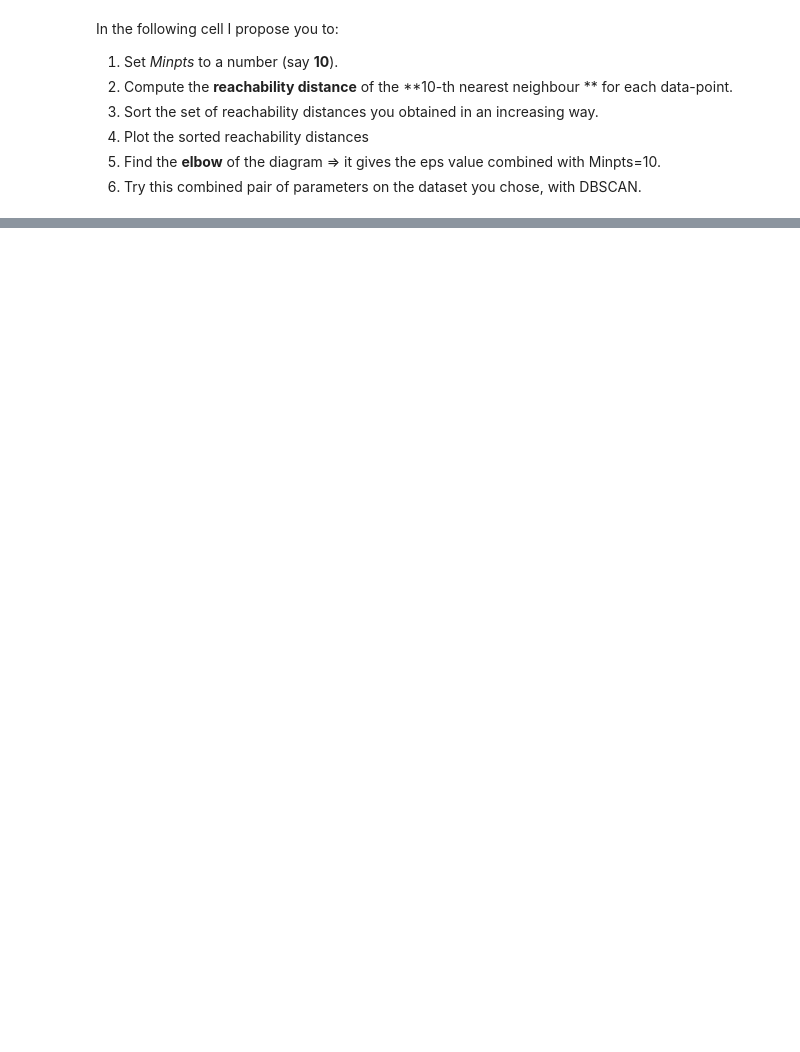
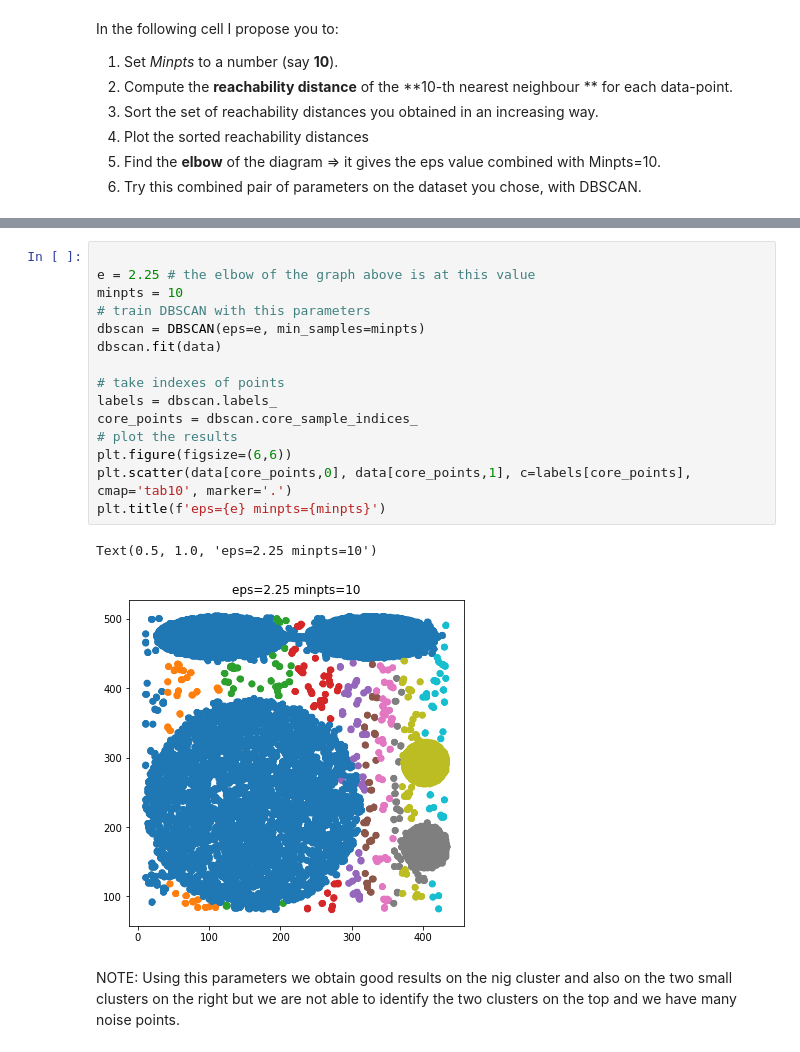
Before and after one commit to PietroPettinato/AAUT, a Jupyter notebook: 3 - DBSCAN/3 - DBSCAN - clustering_copy_for_students_aa_21_22.ipynb, the cells around one changed output, grey strips where cells are left out. Cells and saved outputs as stored; diff of their text form; blank space fills up the shorter version.

```diff
--- a/3 - DBSCAN/3 - DBSCAN - clustering_copy_for_students_aa_21_22.ipynb
+++ b/3 - DBSCAN/3 - DBSCAN - clustering_copy_for_students_aa_21_22.ipynb
@@ -355,0 +458,20 @@ In the following cell I propose you to:
+# %%
+
+e = 2.25 # the elbow of the graph above is at this value
+minpts = 10
+# train DBSCAN with this parameters
+dbscan = DBSCAN(eps=e, min_samples=minpts)
+dbscan.fit(data)
+
+# take indexes of points
+labels = dbscan.labels_
+core_points = dbscan.core_sample_indices_
+# plot the results
+plt.figure(figsize=(6,6))
+plt.scatter(data[core_points,0], data[core_points,1], c=labels[core_points], cmap='tab10', marker='.')
+plt.title(f'eps={e} minpts={minpts}')
+# %% [output]
+Text(0.5, 1.0, 'eps=2.25 minpts=10')
+[figure, added]
+# %% [markdown]
+NOTE: Using this parameters we obtain good results on the nig cluster and also on the two small clusters on the right but we are not able to identify the two clusters on the top and we have many noise points.
```
Also changed, not shown: parts of 10 cells of this notebook, 1 other file.
